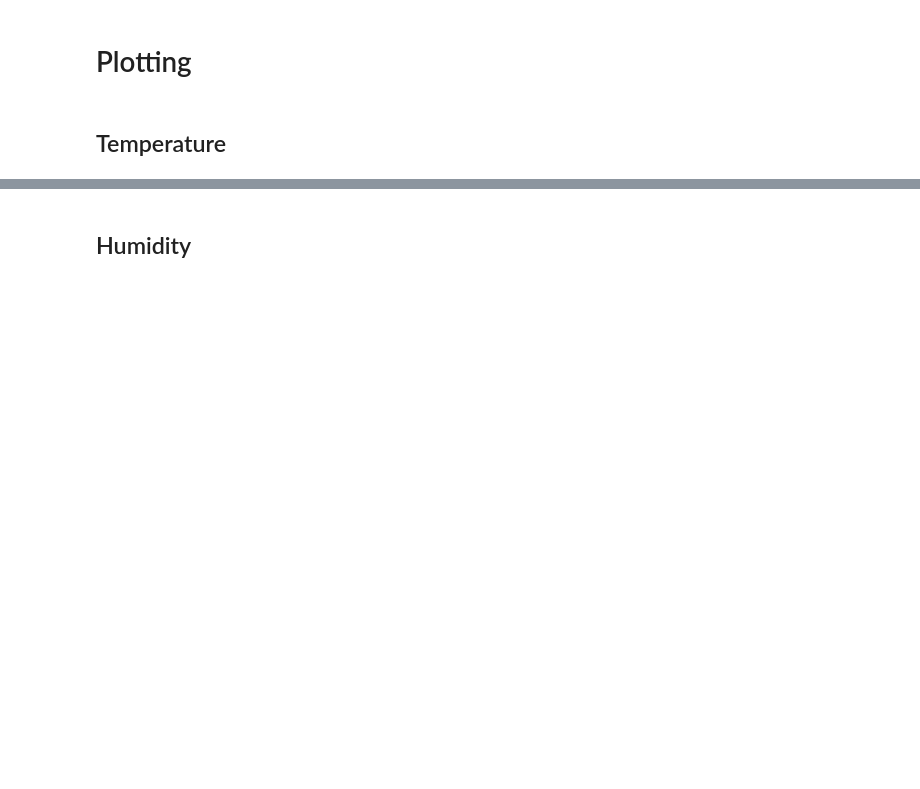
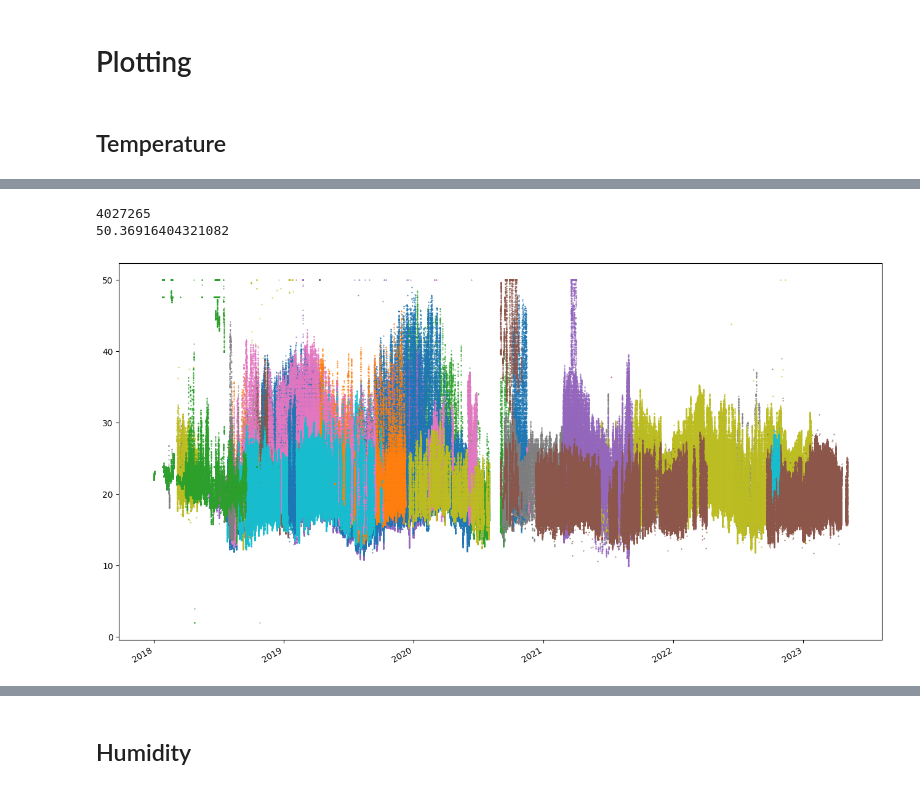
Before and after one commit to mart1bb/air_quality_africa, a Jupyter notebook: code/Analysis2.ipynb, the cells around one changed output, grey strips where cells are left out. Drawn from its saved outputs; the diff is of its cells as text; code cells hidden in the pictures; blank space fills up the shorter version.

```diff
--- a/code/Analysis2.ipynb
+++ b/code/Analysis2.ipynb
@@ -60,0 +73,11 @@ plt.gcf().autofmt_xdate()
+# %%
+mean_temperature_nairobi = 18.8
+location_indicator = pd.DataFrame(columns=['quantity','quality','mean_temperature'],index=locations)
+
+for loc in locations:
+    values = df_temperature.loc[df_temperature['location'] == loc][['temperature']]
+    location_indicator.loc[loc,'mean_temperature'] = np.mean(values)
+    location_indicator.loc[loc,'quality'] = (abs(np.mean(values)-mean_temperature_nairobi)/mean_temperature_nairobi)*100
+    location_indicator.loc[loc,'quantity'] = (len(values)/len(df_temperature.temperature))*100
+
+print(location_indicator.sort_values(by='quality'))
@@ -60,0 +102,18 @@ plt.gcf().autofmt_xdate()
+# %%
+fig = plt.figure('temperature', figsize=(16,9))
+
+pourcentage_of_initial_data = 0
+
+for location in list(set(df['location'])):
+    if location_indicator.loc[location,'quality'] < 25:
+        values = df.loc[df['location'] == location][['temperature','timestamp']]
+        pourcentage_of_initial_data += len(values)
+        plt.scatter(values.timestamp,values['temperature'],s=0.2,label=location)
+print(pourcentage_of_initial_data)
+pourcentage_of_initial_data = pourcentage_of_initial_data/len(df_temperature['temperature'])
+print(pourcentage_of_initial_data*100)
+plt.gcf().autofmt_xdate()
+# %% [output]
+4027265
+50.36916404321082
+[figure, added]
```
Also changed, not shown: parts of 17 cells of this notebook, 1 other file.
